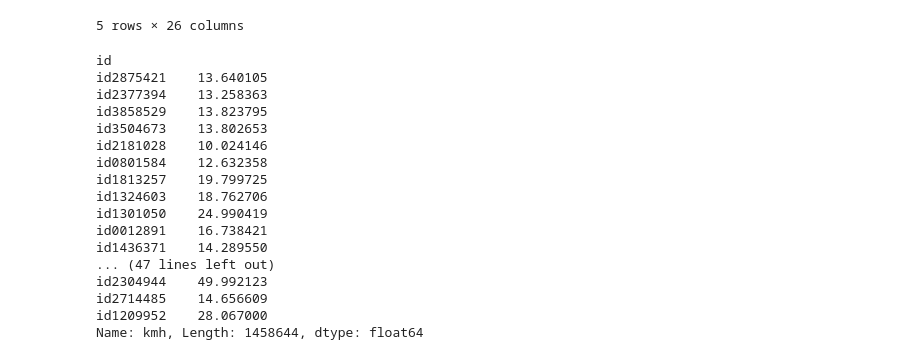
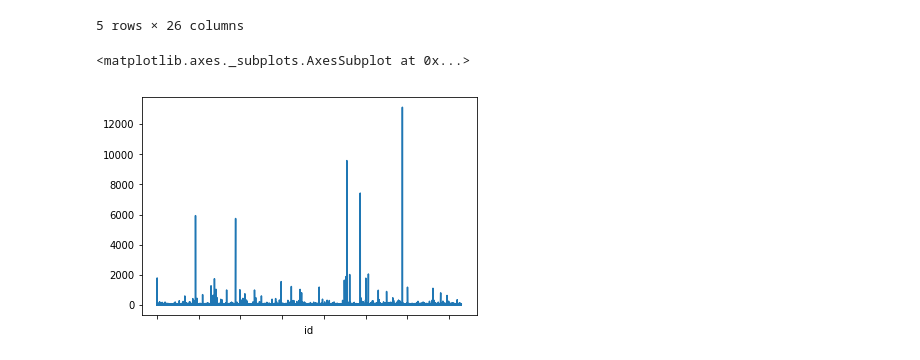
Before and after one commit to nblo/NYC_TaxiTripDuration, a Jupyter notebook: jupyter_notebooks/Explorative_analyse_Simon.ipynb, the cells around one changed output. Cells and saved outputs as stored; diff of their text form; code cells hidden in the pictures.

```diff
--- a/jupyter_notebooks/Explorative_analyse_Simon.ipynb
+++ b/jupyter_notebooks/Explorative_analyse_Simon.ipynb
@@ -14,24 +18,9 @@ df_rides.head()
 | id2181028 | 2 | 2016-03-26 13:30:55 | 2016-03-26 13:38:10 | 1 | -73.973053 | 40.793209 | ... |
 5 rows × 26 columns
 # %%
-#zeiten = (df_rides['dropoff_datetime']-df_rides['pickup_datetime']) /  np.timedelta64(1, 'h')
-df_rides['kmh'] = (df_rides['distance_Manhattan']/1000)/((df_rides['dropoff_datetime']-df_rides['pickup_datetime']) /  np.timedelta64(1, 'h'))
-df_rides['kmh']
+#df_rides['rides'] = (df_rides.distance_Manhattan / (df_rides['dropoff_datetime']-df_rides['pickup_datetime']) /  np.timedelta64(1, 's') )
+df_rides['velo'] = (df_rides.distance_Manhattan / ((df_rides['dropoff_datetime']-df_rides['pickup_datetime']).dt.seconds))*3.6
+df_rides.velo.plot()
 # %% [output]
-id
-id2875421    13.640105
-id2377394    13.258363
-id3858529    13.823795
-id3504673    13.802653
-id2181028    10.024146
-id0801584    12.632358
-id1813257    19.799725
-id1324603    18.762706
-id1301050    24.990419
-id0012891    16.738421
-id1436371    14.289550
-... (47 lines left out)
-id2304944    49.992123
-id2714485    14.656609
-id1209952    28.067000
-Name: kmh, Length: 1458644, dtype: float64
+<matplotlib.axes._subplots.AxesSubplot at 0x...>
+[figure, added]
```
Also changed, not shown: parts of 23 cells of this notebook, 1 other file.
